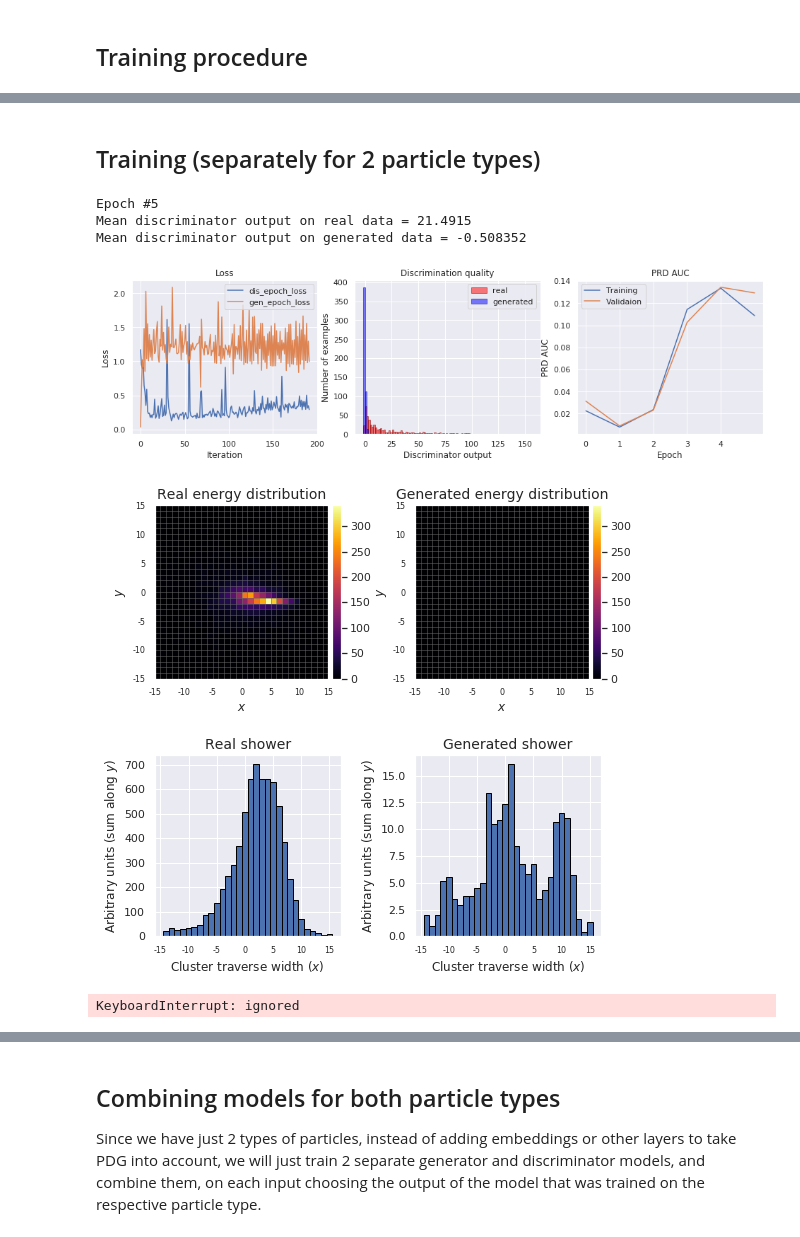
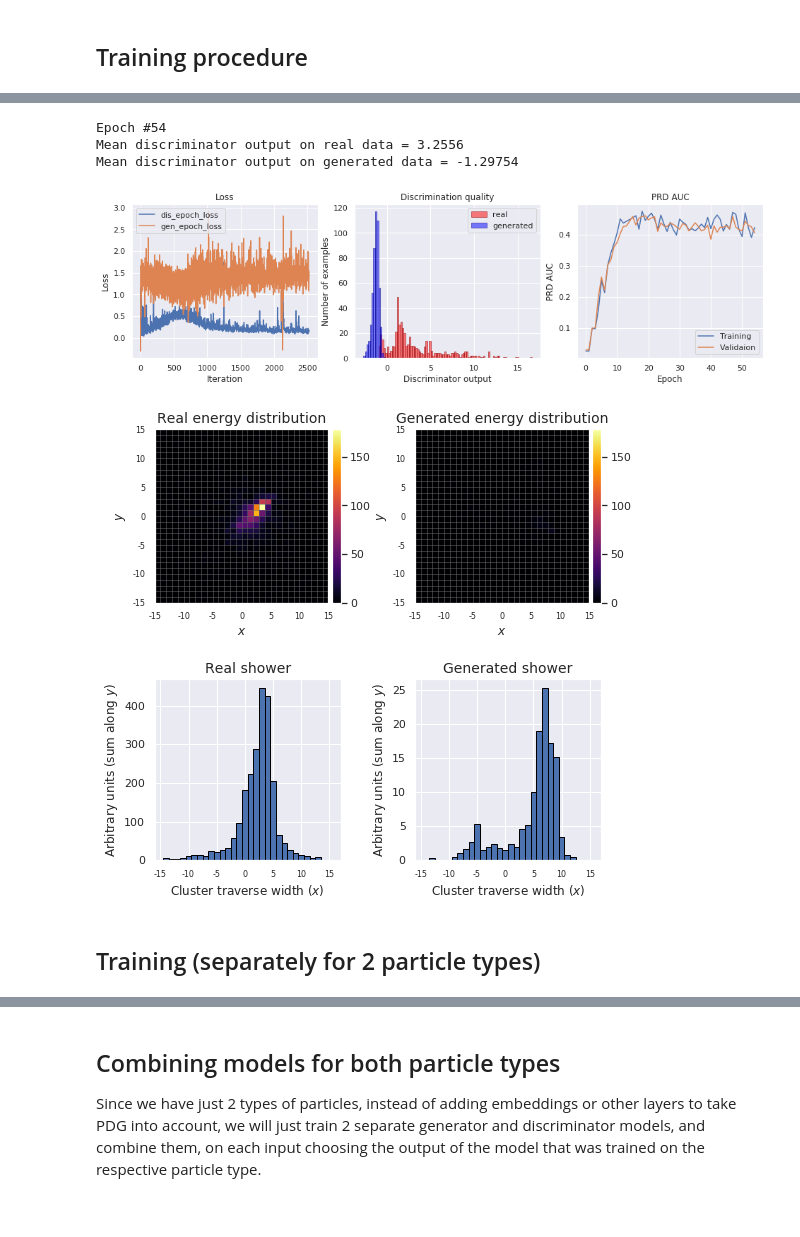
Before and after one commit to TheodorSergeev/mlhep2019_2_phase, a Jupyter notebook: analysis/lhcb_calo_gan.ipynb, the cells around one changed output, grey strips where cells are left out. Drawn from its saved outputs; the diff is of its cells as text; code cells hidden in the pictures.

```diff
--- a/analysis/lhcb_calo_gan.ipynb
+++ b/analysis/lhcb_calo_gan.ipynb
@@ -1007,14 +1126,28 @@ def save_generator(generator, filename):
+# %%
+'''
+import pickle
+
+filename = 'positive_sph_coord_gan_24feb.pt'
+
+for i in range(10):
+    new_tr_class = None
+
+    # load training class
+    with open(def_colab_path + filename, 'rb') as pickle_file:
+        new_tr_class = pickle.load(pickle_file)
+
+    new_tr_class.run(28 + i * 3, True)
+
+    with open(def_colab_path + filename, 'wb') as pickle_file:
+        pickle.dump(new_tr_class, pickle_file)
+
+    del new_tr_class;
+'''
+# %% [output]
+Epoch #54
+Mean discriminator output on real data = 3.2556
+Mean discriminator output on generated data = -1.29754
+[figure, added]
+[figure, added]
 # %% [markdown]
 ## Training (separately for 2 particle types)
-# %%
-# electrons (id = 11.)
-# see http://pdg.lbl.gov/2007/reviews/montecarlorpp.pdf
-dis_model_1, gen_model_1 = train_model(20, 11.)
-save_generator(gen_model_1, 'gan_1.pt')
-# %% [output]
-Epoch #5
-Mean discriminator output on real data = 21.4915
-Mean discriminator output on generated data = -0.508352
-[figure, removed]
-[figure, removed]
-KeyboardInterrupt: ignored
```
Also changed, not shown: parts of 32 cells of this notebook, 5 other files.
